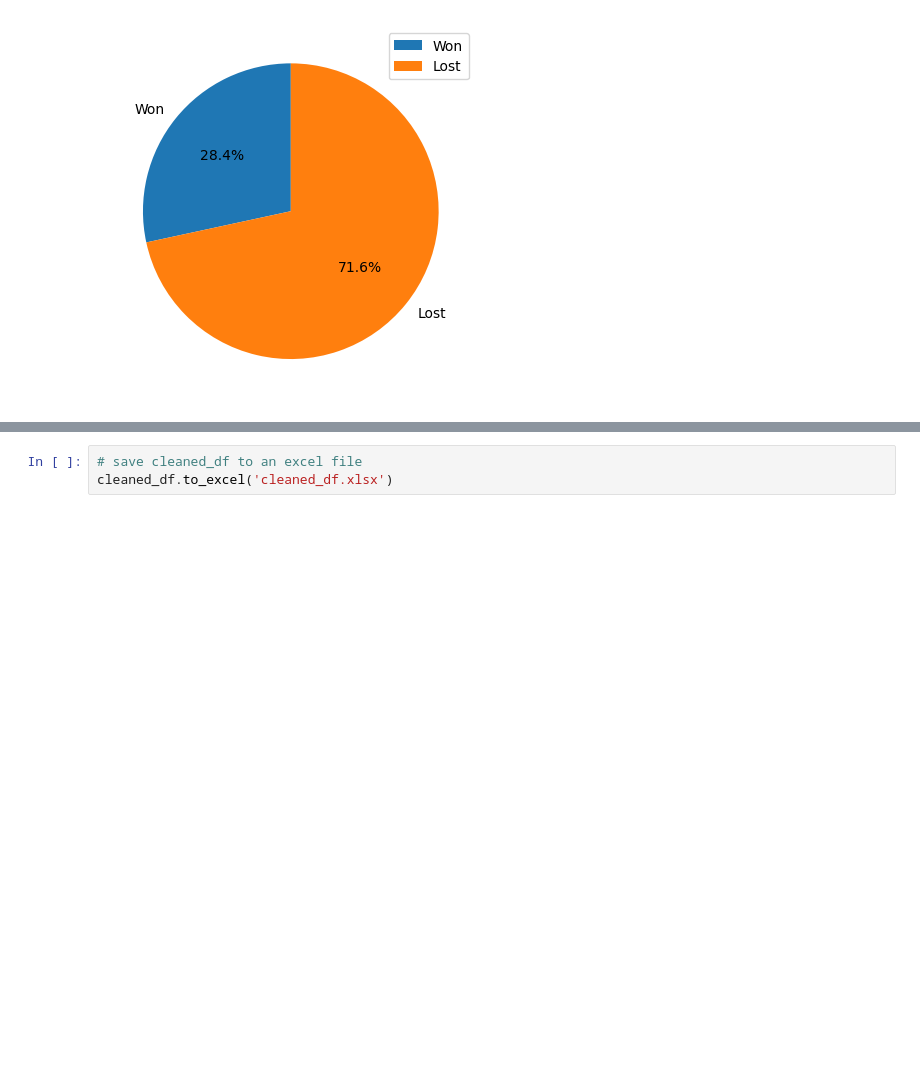
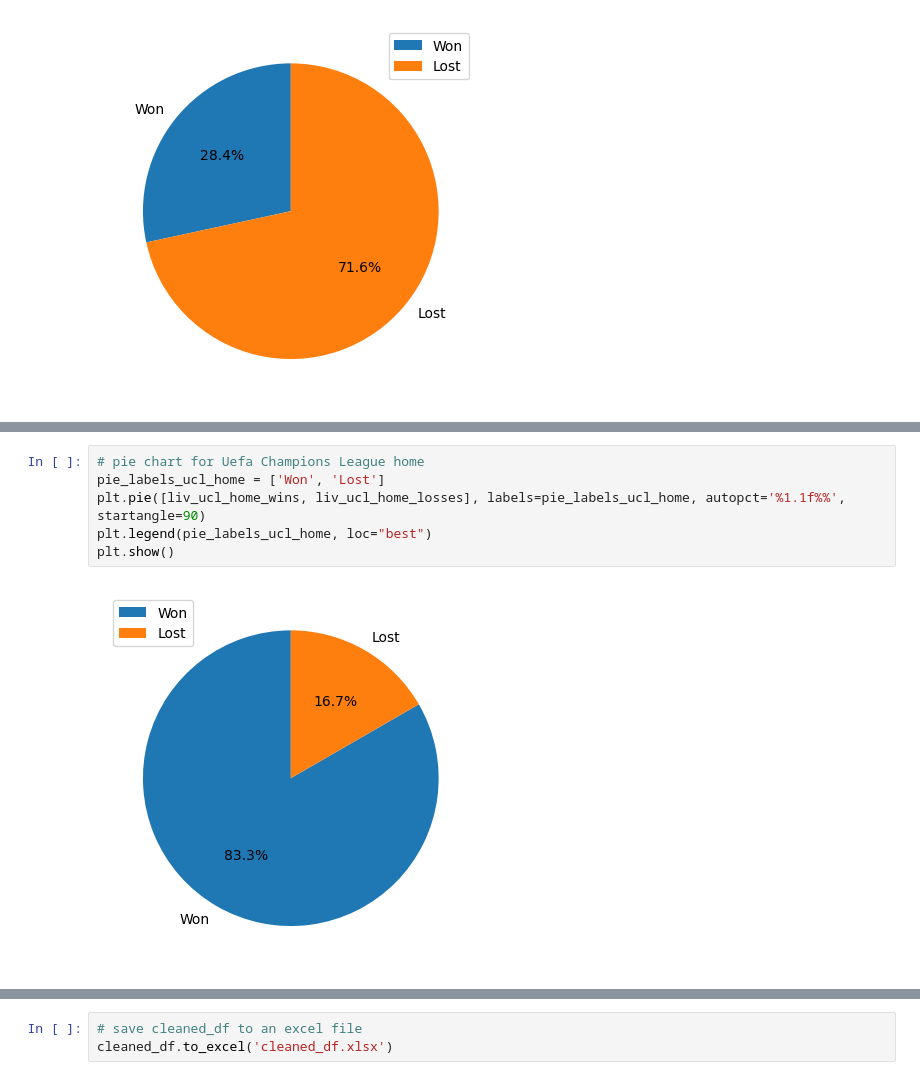
Before and after one commit to Jamal-Jillo/jurgen_klopp_data_analysis, a Jupyter notebook: EDA.ipynb, the cells around one changed output, grey strips where cells are left out. Saved outputs shown, nothing was run; the diff lists cells and outputs as text; blank space fills up the shorter version.

```diff
--- a/EDA.ipynb
+++ b/EDA.ipynb
@@ -263,0 +381,8 @@ plt.show()
+# %%
+# pie chart for Uefa Champions League home
+pie_labels_ucl_home = ['Won', 'Lost']
+plt.pie([liv_ucl_home_wins, liv_ucl_home_losses], labels=pie_labels_ucl_home, autopct='%1.1f%%', startangle=90)
+plt.legend(pie_labels_ucl_home, loc="best")
+plt.show()
+# %% [output]
+[figure, added]
```
Also changed, not shown: parts of 7 cells of this notebook, 4 other files.
